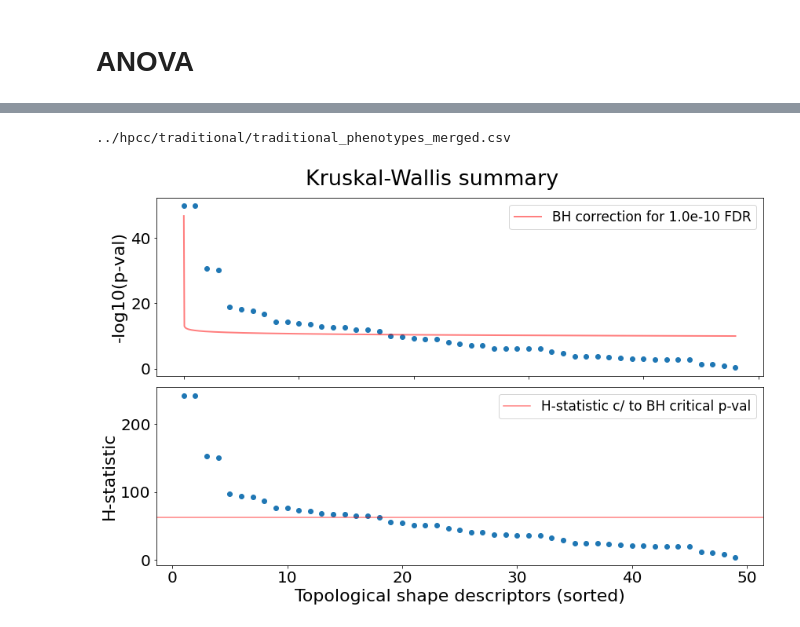
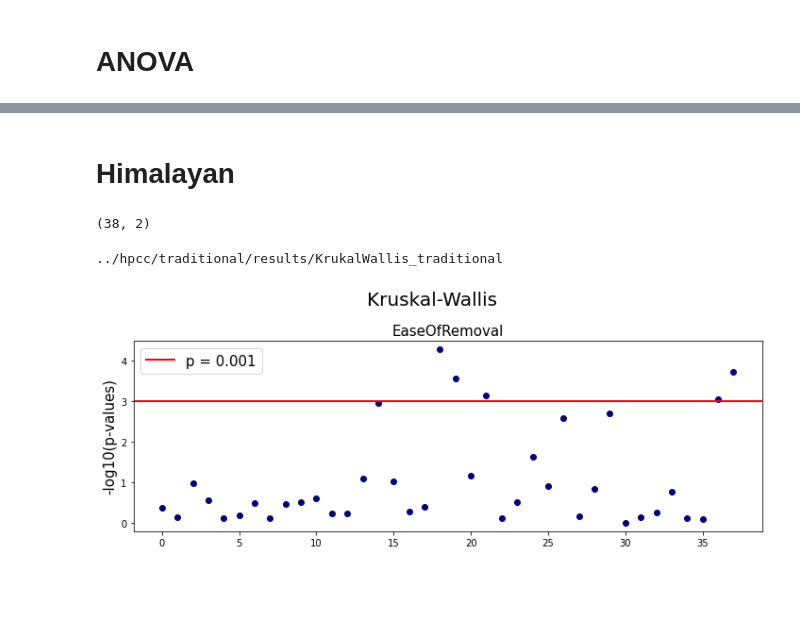
Before and after one commit to amezqui3/walnut_tda, a Jupyter notebook: jupyter/13_kruskal_wallis.ipynb, the cells around one changed output, grey strips where cells are left out. Saved outputs shown, nothing was run; the diff lists cells and outputs as text; code cells hidden in the pictures; blank space fills up the shorter version.

```diff
--- a/jupyter/13_kruskal_wallis.ipynb
+++ b/jupyter/13_kruskal_wallis.ipynb
@@ -306,17 +294,43 @@ for i in [1]:
-# %%
-info_type = 'Topological'
-savefig = False
-dst = '../../preproc/temp/seeds/'
-#filename = dst + 'kruskal_wallis_{}_{}_d{}_T{}_summary'.format(marker,'_'.join(info_type.split(' ')).lower(),d,TT)
-#filename = dst + 'kruskal_wallis_{}_{}_d{}_T{}_kpca_summary'.format(marker,'_'.join(info_type.split(' ')).lower(),d,TT)
-print(filename)
-
-plot_bh_summary(kruskal, kbh_critical,
-                #traits[kdirs[::-1]],
-                xlab ='{} shape descriptors (sorted)'.format(info_type),
-                title = 'Kruskal-Wallis summary',
-                savefig = savefig,
-                filename = filename)
-# %% [output]
-../hpcc/traditional/traditional_phenotypes_merged.csv
-[figure, removed]
+# %% [markdown]
+# Himalayan
+# %%
+kruskal = np.column_stack((np.zeros(len(new_col_labels)-2), np.ones(len(new_col_labels)-2)))
+print(kruskal.shape)
+
+l_anova = [None, None]
+i = 2
+for i in range(len(new_col_labels)-2):
+    j = i+2
+    l_anova[0] = interest.iloc[:,j].values
+    l_anova[1] = other.iloc[:,j].values
+
+    foo = stats.kruskal(*l_anova)
+    kruskal[i, :] = foo.statistic, foo.pvalue
+
+kruskal = correct_zero(kruskal)
+# %% [output]
+(38, 2)
+# %%
+fig, ax = plt.subplots(1,1, figsize=(10,4), sharex=True, sharey=True)
+ax = np.atleast_1d(ax).ravel()
+xvals = range(len(kruskal))
+fs = 15
+
+for i in range(len(ax)):
+    ax[i].scatter(xvals, -np.log10(kruskal[:,1]), c='navy')
+    ax[i].axhline(y=-np.log10(0.001), c='red', lw=2, label='p = 0.001');
+    ax[i].legend(fontsize=fs)
+    ax[i].set_title(cattraitnames[i], fontsize=fs)
+
+for i in [0]:
+    ax[i].set_ylabel('-log10(p-values)', fontsize=fs);
+
+fig.suptitle('Kruskal-Wallis', fontsize=20)
+plt.tight_layout()
+
+filename = dst + 'KrukalWallis_traditional'
+print(filename)
+#plt.savefig(filename + '.jpg', bbox_inches='tight', dpi=100, format='jpg', pil_kwargs={'optimize':True})
+# %% [output]
+../hpcc/traditional/results/KrukalWallis_traditional
+[figure, added]
```
Also changed, not shown: parts of 9 cells of this notebook.
